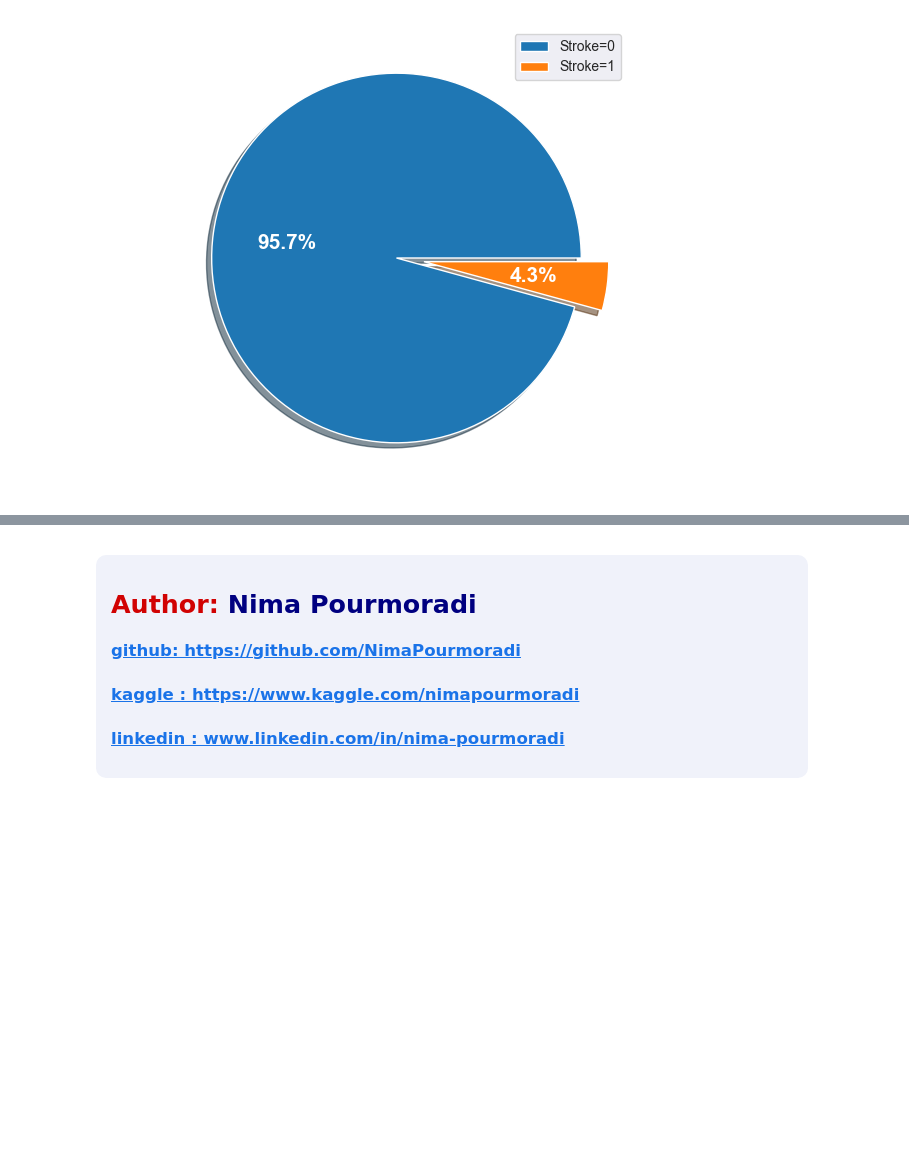
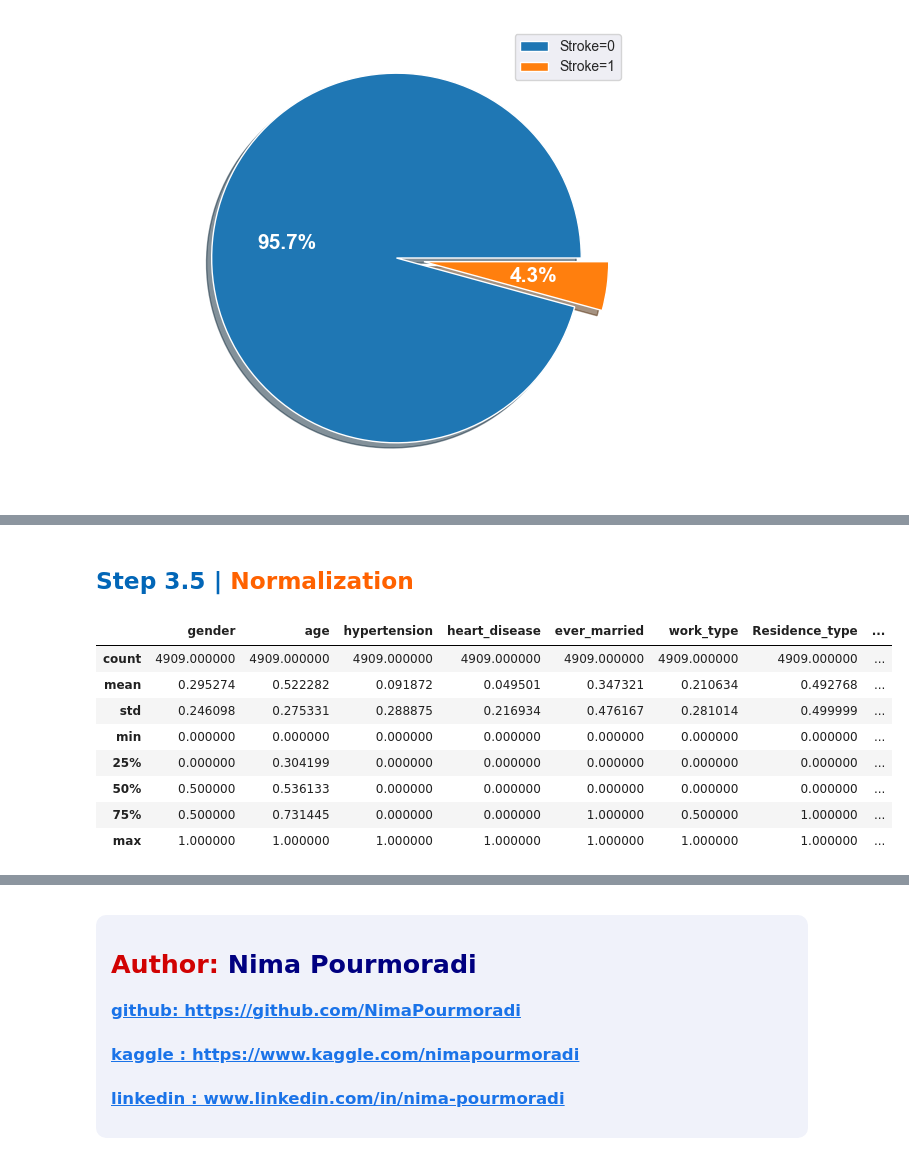
Before and after one commit to NimaPourmoradi/Healthcare_Dataset_Stroke_Data, a Jupyter notebook: Healthcare_Dataset_Stroke.ipynb, the cells around one changed output, grey strips where cells are left out. Drawn from its saved outputs; the diff is of its cells as text; code cells hidden in the pictures; blank space fills up the shorter version.

```diff
--- a/Healthcare_Dataset_Stroke.ipynb
+++ b/Healthcare_Dataset_Stroke.ipynb
@@ -272,0 +327,25 @@ plt.show()
+# %%
+# gender
+data_2 = data.replace(
+    {'gender' : {'Male' : 0, 'Female' : 1, 'Other' : 2}}
+)
+
+# ever_married
+data_2 =  data_2.replace(
+    {'ever_married' : {'Yes' : 0, 'No' : 1}}
+)
+
+# work_type
+data_2 =  data_2.replace(
+    {'work_type' : {'Private' : 0, 'Self-employed' : 1, 'Govt_job' : 2, 'children' : 3, 'Never_worked' : 4}}
+)
+
+# smoking_status
+data_2 =  data_2.replace(
+    {'smoking_status' : {'formerly smoked' : 0, 'never smoked' : 1, 'smokes' : 2, 'Unknown' : 3}}
+)
+
+# Residence_type
+data_2 =  data_2.replace(
+    {'Residence_type' : {'Urban' : 0, 'Rural' : 1}}
+)
@@ -272,0 +361,20 @@ plt.show()
+# %% [markdown]
+<a id="norm"></a>
+<h2><b><span style="color:#0266b7">Step 3.5 | </span><span style="color:#ff6200">Normalization</span></b></h2>
+# %%
+X_temp = data_2.drop(columns='stroke')
+y = data_2.stroke
+# %%
+scaler = MinMaxScaler().fit_transform(X_temp)
+X = pd.DataFrame(scaler, columns=X_temp.columns)
+X.describe()
+# %% [output]
+|  | gender | age | hypertension | heart_disease | ever_married | work_type | Residence_type | ... |
+| count | 4909.000000 | 4909.000000 | 4909.000000 | 4909.000000 | 4909.000000 | 4909.000000 | 4909.000000 | ... |
+| mean | 0.295274 | 0.522282 | 0.091872 | 0.049501 | 0.347321 | 0.210634 | 0.492768 | ... |
+| std | 0.246098 | 0.275331 | 0.288875 | 0.216934 | 0.476167 | 0.281014 | 0.499999 | ... |
+| min | 0.000000 | 0.000000 | 0.000000 | 0.000000 | 0.000000 | 0.000000 | 0.000000 | ... |
+| 25% | 0.000000 | 0.304199 | 0.000000 | 0.000000 | 0.000000 | 0.000000 | 0.000000 | ... |
+| 50% | 0.500000 | 0.536133 | 0.000000 | 0.000000 | 0.000000 | 0.000000 | 0.000000 | ... |
+| 75% | 0.500000 | 0.731445 | 0.000000 | 0.000000 | 1.000000 | 0.500000 | 1.000000 | ... |
+| max | 1.000000 | 1.000000 | 1.000000 | 1.000000 | 1.000000 | 1.000000 | 1.000000 | ... |
```
Also changed, not shown: parts of 10 cells of this notebook.
